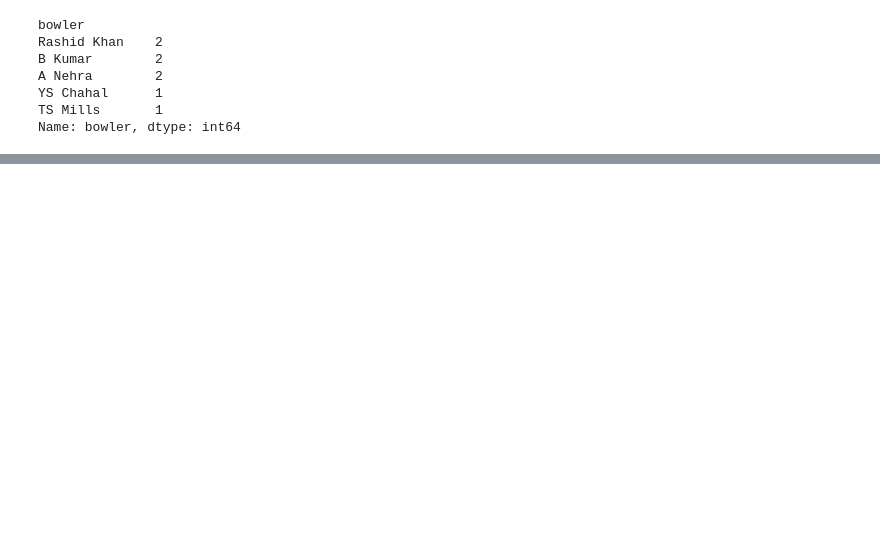
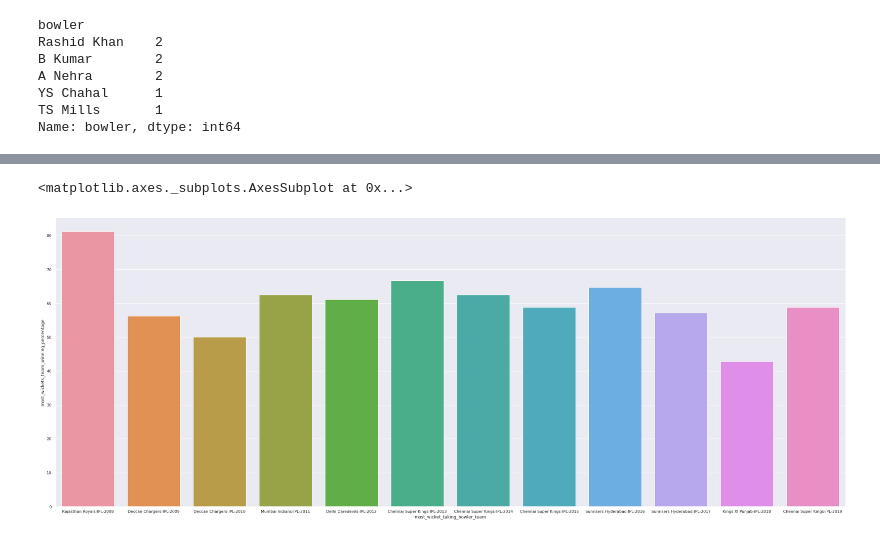
Before and after one commit to akhileshchoudhary1994/IPL-T-20-Cricket-analysis, a Jupyter notebook: Copy_of_IPL_T20_Cricket_Analysis_Capstone_Project.ipynb, the cells around one changed output, grey strips where cells are left out. Saved outputs shown, nothing was run; the diff lists cells and outputs as text; code cells hidden in the pictures; blank space fills up the shorter version.

```diff
--- a/Copy_of_IPL_T20_Cricket_Analysis_Capstone_Project.ipynb
+++ b/Copy_of_IPL_T20_Cricket_Analysis_Capstone_Project.ipynb
@@ -374,0 +490,6 @@ Name: bowler, dtype: int64
+# %%
+most_wickets_team=['Rajasthan Royals','Deccan Chargers','Deccan Chargers','Mumbai Indians','Delhi Daredevils','Chennai Super Kings','Chennai Super Kings','Chennai Super Kings','Sunrisers Hyderabad','Sunrisers Hyderabad','Kings XI Punjab','Chennai Super Kings']
+most_wickets_team_winning_percentage=[]
+for i,j in zip(most_wickets_team,l):
+  most_wickets_team_winning_percentage.append(winning_percentage(j,i))
+most_wickets_team_winning_percentage
@@ -374,0 +509,7 @@ Name: bowler, dtype: int64
+# %%
+most_wickets_team_d=pd.DataFrame(['Rajasthan Royals-IPL-2008','Deccan Chargers-IPL-2009','Deccan Chargers-IPL-2010','Mumbai Indians-IPL-2011','Delhi Daredevils-IPL-2012','Chennai Super Kings-IPL-2013','Chennai Super Kings-IPL-2014','Chennai Super Kings-IPL-2015','Sunrisers Hyderabad-IPL-2016','Sunrisers Hyderabad-IPL-2017','Kings XI Punjab-IPL-2018','Chennai Super Kings-IPL-2019'],columns=["most_wicket_taking_bowler_team"])
+l_d=pd.DataFrame(l,columns=["ipl_season"])
+most_wickets_team_winning_percentage_d=pd.DataFrame(most_wickets_team_winning_percentage,columns=["most_wickets_team_winning_percentage"])
+# %%
+m_w_f=pd.concat([most_wickets_team_d,l_d,most_wickets_team_winning_percentage_d],axis=1)
+m_w_f
@@ -374,0 +530,8 @@ Name: bowler, dtype: int64
+# %%
+fig_dims = (40, 15)
+fig, ax = plt.subplots(figsize=fig_dims)
+sns.barplot(data=m_w_f, x="most_wicket_taking_bowler_team", y="most_wickets_team_winning_percentage")
+# most wicket taking bowler of each season corresponding team winning percentage throught seasons
+# %% [output]
+<matplotlib.axes._subplots.AxesSubplot at 0x...>
+[figure, added]
```
Also changed, not shown: parts of 26 cells of this notebook.
